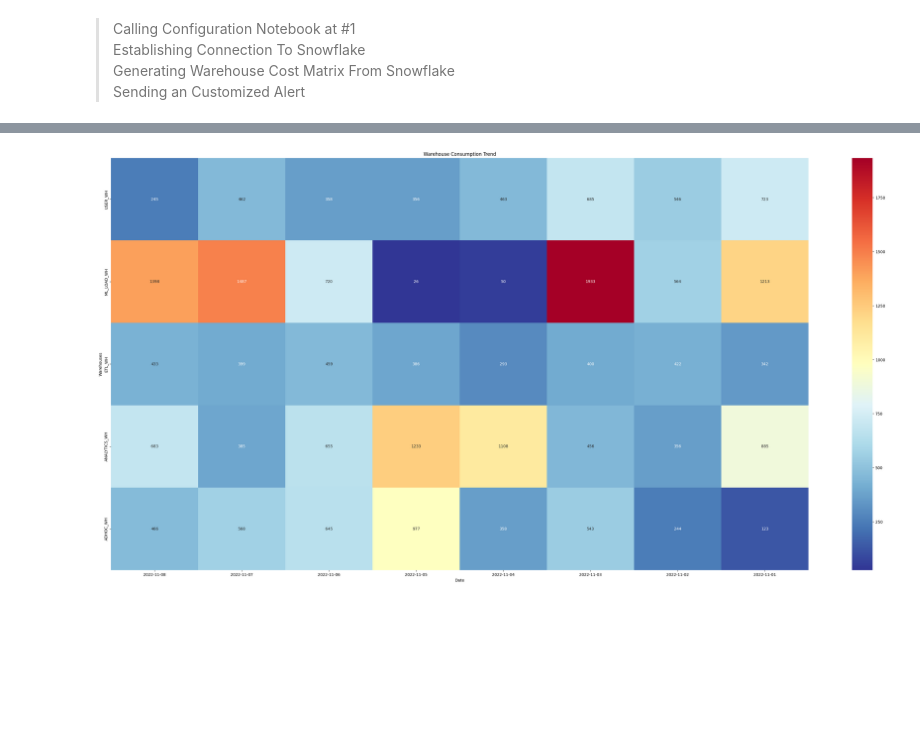
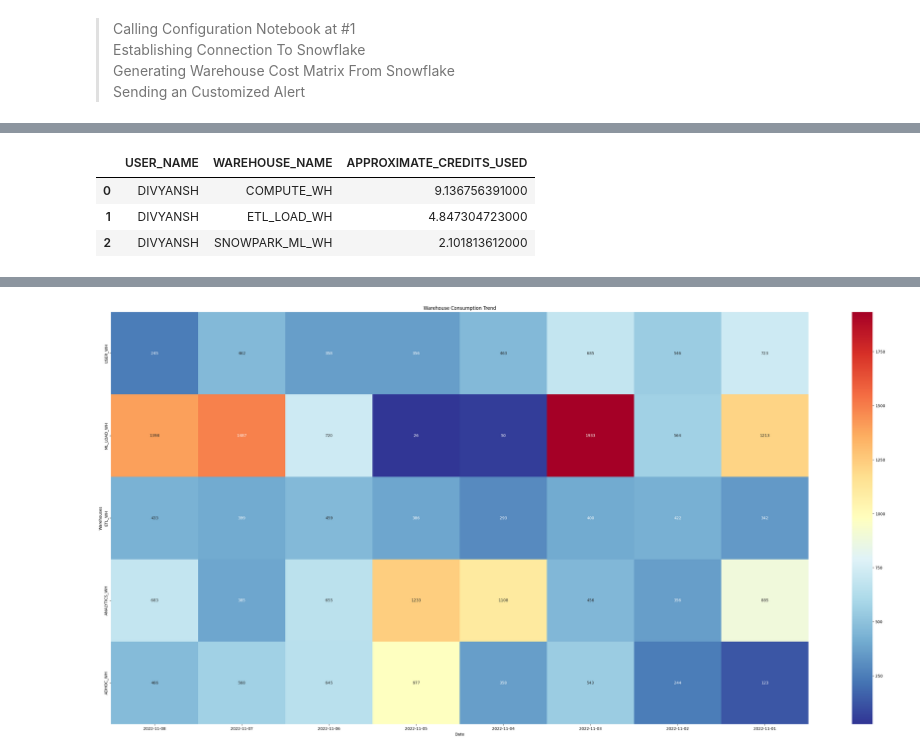
Before and after one commit to divyanshsaxena11/snowpark_python, a Jupyter notebook: warehouse_consumption_report.ipynb, the cells around one changed output, grey strips where cells are left out. Cells and saved outputs as stored; diff of their text form; code cells hidden in the pictures; blank space fills up the shorter version.

```diff
--- a/warehouse_consumption_report.ipynb
+++ b/warehouse_consumption_report.ipynb
@@ -57,0 +41,44 @@ pd_warehouse_consumption
+# %%
+sp_user_consumption = conn.sql("""WITH USER_HOUR_EXECUTION_CTE AS (
+    SELECT  USER_NAME
+    ,WAREHOUSE_NAME
+    ,DATE_TRUNC('hour',START_TIME) as START_TIME_HOUR
+    ,SUM(EXECUTION_TIME)  as USER_HOUR_EXECUTION_TIME
+    FROM "SNOWFLAKE"."ACCOUNT_USAGE"."QUERY_HISTORY"
+    WHERE WAREHOUSE_NAME IS NOT NULL
+    AND EXECUTION_TIME > 0
+    AND START_TIME > DATEADD(Month,-1,CURRENT_TIMESTAMP())
+    group by 1,2,3
+    )
+, HOUR_EXECUTION_CTE AS (
+    SELECT  START_TIME_HOUR
+    ,WAREHOUSE_NAME
+    ,SUM(USER_HOUR_EXECUTION_TIME) AS HOUR_EXECUTION_TIME
+    FROM USER_HOUR_EXECUTION_CTE
+    group by 1,2
+)
+, APPROXIMATE_CREDITS AS (
+    SELECT
+    A.USER_NAME
+    ,C.WAREHOUSE_NAME
+    ,(A.USER_HOUR_EXECUTION_TIME/B.HOUR_EXECUTION_TIME)*C.CREDITS_USED AS APPROXIMATE_CREDITS_USED
+
+    FROM USER_HOUR_EXECUTION_CTE A
+    JOIN HOUR_EXECUTION_CTE B  ON A.START_TIME_HOUR = B.START_TIME_HOUR and B.WAREHOUSE_NAME = A.WAREHOUSE_NAME
+    JOIN "SNOWFLAKE"."ACCOUNT_USAGE"."WAREHOUSE_METERING_HISTORY" C ON C.WAREHOUSE_NAME = A.WAREHOUSE_NAME AND C.START_TIME = A.START_TIME_HOUR
+)
+
+SELECT
+ USER_NAME
+,WAREHOUSE_NAME
+,SUM(APPROXIMATE_CREDITS_USED) AS APPROXIMATE_CREDITS_USED
+FROM APPROXIMATE_CREDITS
+GROUP BY 1,2
+ORDER BY 3 DESC;""")
+pd_user_consumption = sp_user_consumption.to_pandas()
+pd_user_consumption
+# %% [output]
+|  | USER_NAME | WAREHOUSE_NAME | APPROXIMATE_CREDITS_USED |
+| 0 | DIVYANSH | COMPUTE_WH | 9.136756391000 |
+| 1 | DIVYANSH | ETL_LOAD_WH | 4.847304723000 |
+| 2 | DIVYANSH | SNOWPARK_ML_WH | 2.101813612000 |
```
Also changed, not shown: parts of 6 cells of this notebook.
